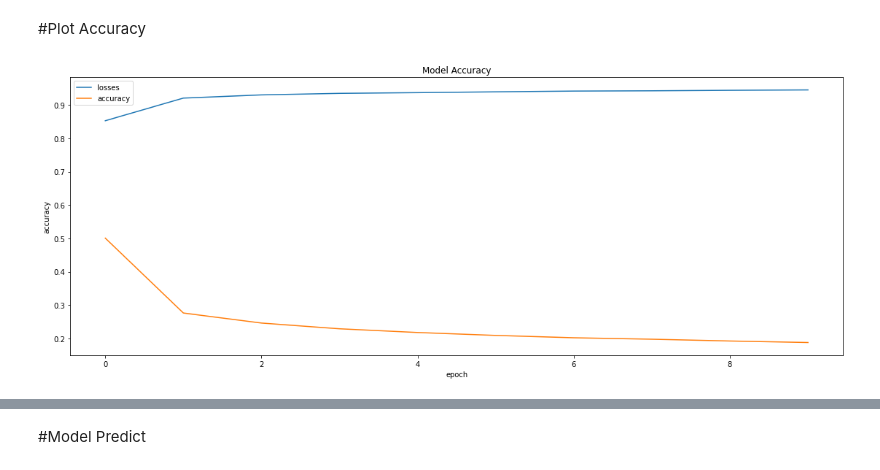
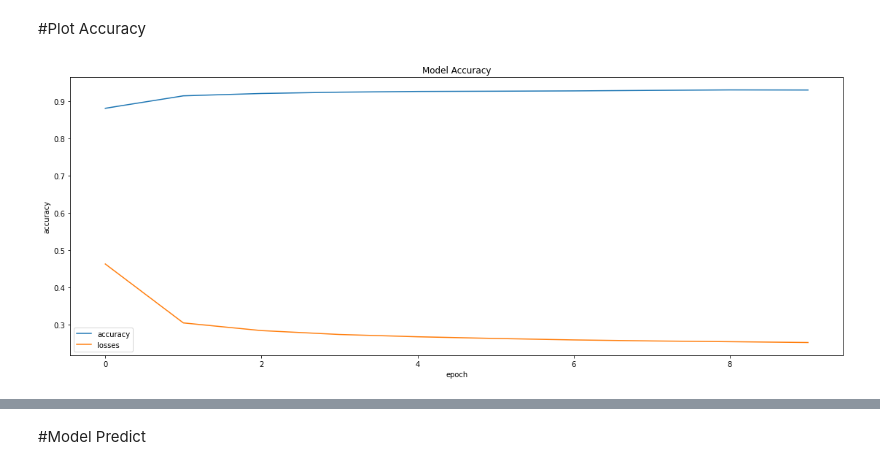
Before and after one commit to fitranurmayadi/learn-machine-learning, a Jupyter notebook: mnist_classification.ipynb, the cells around one changed output, grey strips where cells are left out. Drawn from its saved outputs; the diff is of its cells as text; code cells hidden in the pictures.

```diff
--- a/mnist_classification.ipynb
+++ b/mnist_classification.ipynb
@@ -48,8 +48,6 @@ X_train.shape, X_test.shape
 # %%
 model = tf.keras.Sequential([
     tf.keras.layers.Flatten(input_shape = (28,28)),
-    tf.keras.layers.Dense(10, activation='relu'),
-    tf.keras.layers.Dense(20, activation='relu'),
     tf.keras.layers.Dense(10, activation='softmax')
 ])
 # %%
@@ -112,14 +106,14 @@ Epoch 10/10
 # %%
 plt.figure(figsize=(19,7))
 plt.plot(hist.history['accuracy'])
 plt.plot(hist.history['loss'])
 plt.title('Model Accuracy')
 plt.ylabel('accuracy')
 plt.xlabel('epoch')
-plt.legend(['losses', 'accuracy'], loc='best')
+plt.legend(['accuracy', 'losses'], loc='best')
 plt.show()
 # %% [output]
-[figure, old version]
+[figure, new version]
 # %%
 loss_acc = model.evaluate(X_test, Y_test)
 print('Test set\n  Loss: {:0.3f}\n  Accuracy: {:0.3f}'.format(loss_acc[0],loss_acc[1]))
```
Also changed, not shown: parts of 6 cells of this notebook.
